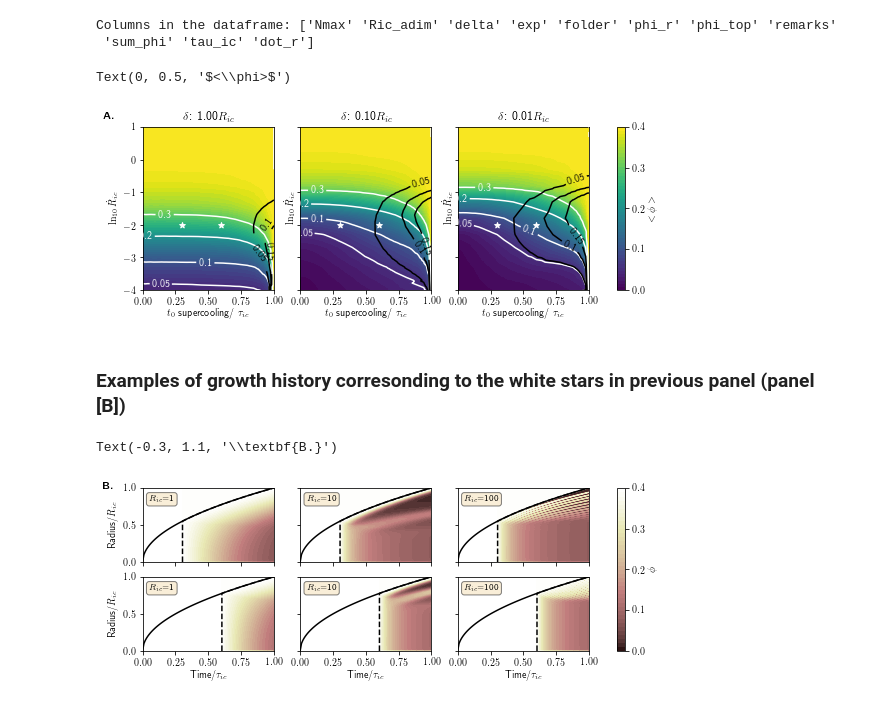
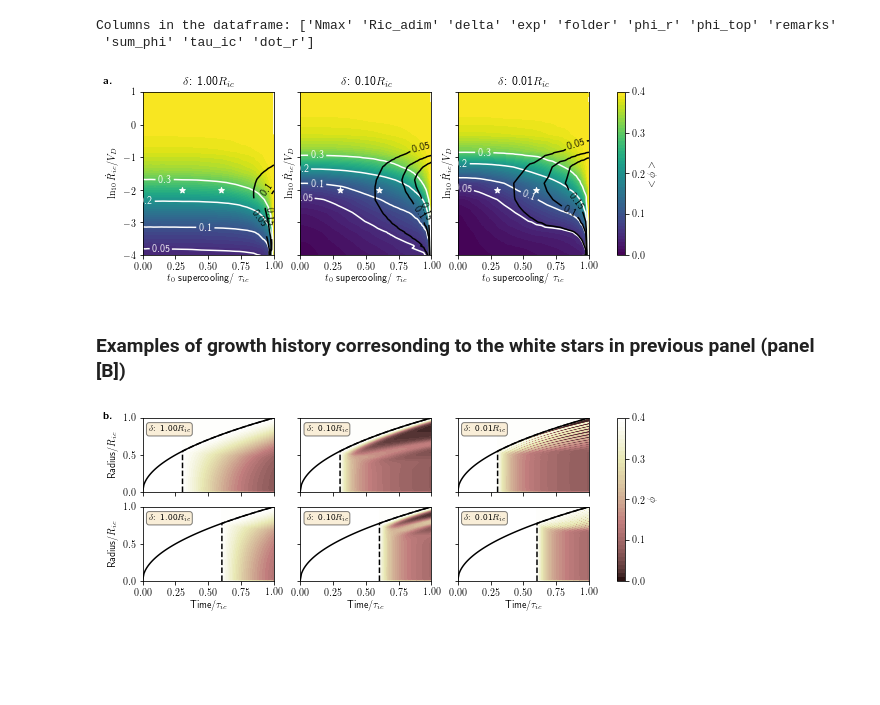
Before and after one commit to MarineLasbleis/mushdynamics, a Jupyter notebook: notebooks/Figures.ipynb, the cells around one changed output. Drawn from its saved outputs; the diff is of its cells as text; code cells hidden in the pictures; blank space fills up the shorter version.

```diff
--- a/notebooks/Figures.ipynb
+++ b/notebooks/Figures.ipynb
@@ -88,10 +88,12 @@ fig, ax = diagram(diag_linear, ylim=[-1, 3], xlim=[-3.1, 1])
 R = [2, 2, 2, 0]
 dot_R = [-3, -2, -1, -2]
 
-for i, text in enumerate(["A", "B"]):
+for i, text in enumerate(["a", "b"]):
 
     ax[i].tick_params(direction="out", top=True, right=True)
     ax[i].scatter(dot_R, R, c="w", marker="*")
     ax[i].text(-0.1, 1.10, r"\textbf{"+text+".}", transform=ax[i].transAxes, fontsize=11,
                 verticalalignment='top')
+
+plt.savefig("Diagram_n3_exp1.pdf")
 # %% [output]
@@ -159,8 +161,8 @@ def figure_lineaire(folder, ax3, fig3):
     ax3.plot(Time, rayon, 'k')
     cb.set_label("$\phi$")
     textstr = '\n'.join((
-                    r"$R=${:.0f}".format(param["Ric_adim"]),
-                    r"$\dot R=${:.0e}".format(param["dot_r"])))
+                    r"$R_{{ic}}=${:.0f}".format(param["Ric_adim"]),
+                    r"$\dot R_{{ic}}=${:.0e}".format(param["dot_r"])))
 
     props = dict(boxstyle='round', facecolor='wheat', alpha=0.5)
     ax3.text(0.05, 0.90, textstr, transform=ax3.transAxes, fontsize=9,
@@ -186,16 +188,17 @@ for i, folder in enumerate(folders):
     figure_lineaire(base+folder, ax[i, 0], fig)
     figure_lineaire(base+folders_05[i], ax[i, 1], fig)
 
-
-    ax[i, 0].set_ylabel("Radius")
+    ax[i, 0].set_ylabel("Radius$/\delta$")
 
 ax[-1, 0].set_xlabel("Time")
 ax[-1, 1].set_xlabel("Time")
 ax[0, 0].set_title("Linear growth")
 ax[0, 1].set_title(r"$r\propto\sqrt{t}$ growth")
 
-ax[0, 0].text(-0.2, 1.10, r"\textbf{C.}", transform=ax[0, 0].transAxes, fontsize=11,
+ax[0, 0].text(-0.2, 1.10, r"\textbf{c.}", transform=ax[0, 0].transAxes, fontsize=11,
             verticalalignment='top')
-ax[0, 1].text(-0.2, 1.10, r"\textbf{D.}", transform=ax[0, 1].transAxes, fontsize=11,
+ax[0, 1].text(-0.2, 1.10, r"\textbf{d.}", transform=ax[0, 1].transAxes, fontsize=11,
             verticalalignment='top')
+
+plt.savefig("different_growth.pdf")
 # %% [output]
@@ -254,7 +256,7 @@ for i_fig, radius in enumerate(radii):
     ax2[i_fig].clabel(sc3_fig2, sc3_fig2.levels[::], fmt=fmt, fontsize=10, inline=True)
     ax2[i_fig].set_ylim([-4,1])
     ax2[i_fig].set_ylim([-4,1])
-    ax2[i_fig].set_ylabel(r"$\ln_{{10}} \dot R_{ic}$")
+    ax2[i_fig].set_ylabel(r"$\ln_{{10}} \dot R_{ic}/V_D$")
     ax2[i_fig].set_xlabel(r"$t_0$ supercooling/ $\tau_{ic}$")
     ax2[i_fig].set_title(r"$\delta$: {:.2f}$R_{{ic}}$".format(1/radius))
 
@@ -264,14 +266,15 @@ for i_fig, radius in enumerate(radii):
     ax2[i_fig].scatter(time, dot_R, c="w", marker="*")
 
 
-ax2[0].text(-0.3, 1.10, r"\textbf{A.}", transform=ax2[0].transAxes, fontsize=11,
+ax2[0].text(-0.3, 1.10, r"\textbf{a.}", transform=ax2[0].transAxes, fontsize=11,
             verticalalignment='top')
 
 cbar2 = fig2.colorbar(sc_fig2, ax=ax2.ravel().tolist(), ticks=[0., 0.1, 0.2, 0.3, 0.4])
 cbar2.ax.set_ylabel("$<\phi>$")
+
+plt.savefig("supercooling_time.pdf")
 # %% [output]
-Text(0, 0.5, '$<\\phi>$')
-[figure, old version]
+[figure, new version]
 # %% [markdown]
 ### Examples of growth history corresonding to the white stars in previous panel (panel [B])
 # %%
@@ -318,34 +321,35 @@ for i_f, folder_R1 in enumerate(list_subfolder_R1):
         Y = Y/param["Ric_adim"]
         levels = np.linspace(0, 0.4, 41)
         sc = ax[i_f, j_f].contourf(X, Y, Z, levels=levels, vmin=0, vmax = 0.4, cmap=plt.cm.get_cmap("pink"))
 
         ax[i_f, j_f].set_xlim([0., 1.])
         ax[i_f, j_f].set_ylim([0., 1.])
 
         # growth scenario lines (black lines)
         ax[i_f, j_f].plot(np.append([Time[0]], Time)/param["tic"], np.append([0], rayon)/param["Ric_adim"], "--k")
         t = np.linspace(0, Time[-1], 100)
         ax[i_f, j_f].plot(t/param["tic"], rayon[-1]*np.sqrt(t/Time[-1])/param["Ric_adim"], 'k')
 
         # legend
         textstr = ((
-                        r"$R_{{ic}}$={:.0f}".format(param["Ric_adim"])))
+                        r"$\delta$: {:.2f}$R_{{ic}}$".format(1/param["Ric_adim"])))
         props = dict(boxstyle='round', facecolor='wheat', alpha=0.5)
         ax[i_f, j_f].text(0.05, 0.90, textstr, transform=ax[i_f, j_f].transAxes, fontsize=9,
             verticalalignment='top', bbox=props)
 
 ax[0, 0].set_ylabel("Radius/$R_{{ic}}$")
 ax[1, 0].set_ylabel("Radius/$R_{ic}$")
 
 ax[1, 0].set_xlabel(r"Time/$\tau_{{ic}}$")
 ax[1, 1].set_xlabel(r"Time/$\tau_{{ic}}$")
 ax[1, 2].set_xlabel(r"Time/$\tau_{{ic}}$")
 
 cb = fig.colorbar(sc, ticks=[0., 0.1, 0.2, 0.3, 0.4], ax=ax.ravel().tolist())
 cb.set_label("$\phi$")
 
-ax[0, 0].text(-0.3, 1.10, r"\textbf{B.}", transform=ax[0,0].transAxes, fontsize=11,
+ax[0, 0].text(-0.3, 1.10, r"\textbf{b.}", transform=ax[0,0].transAxes, fontsize=11,
             verticalalignment='top')
+
+plt.savefig("profiles_supercooling.pdf")
 # %% [output]
-Text(-0.3, 1.1, '\\textbf{B.}')
-[figure, old version]
+[figure, new version]
```
Also changed, not shown: parts of 4 cells of this notebook, 2 other files.
